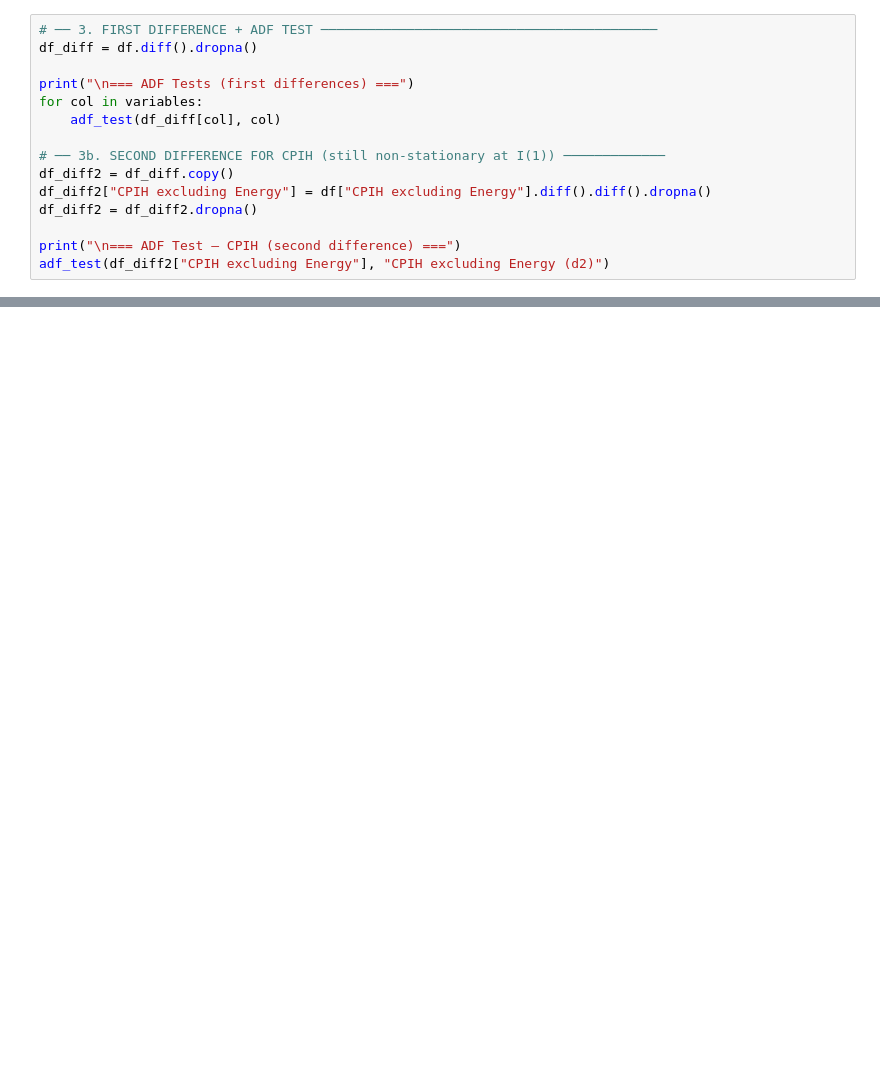
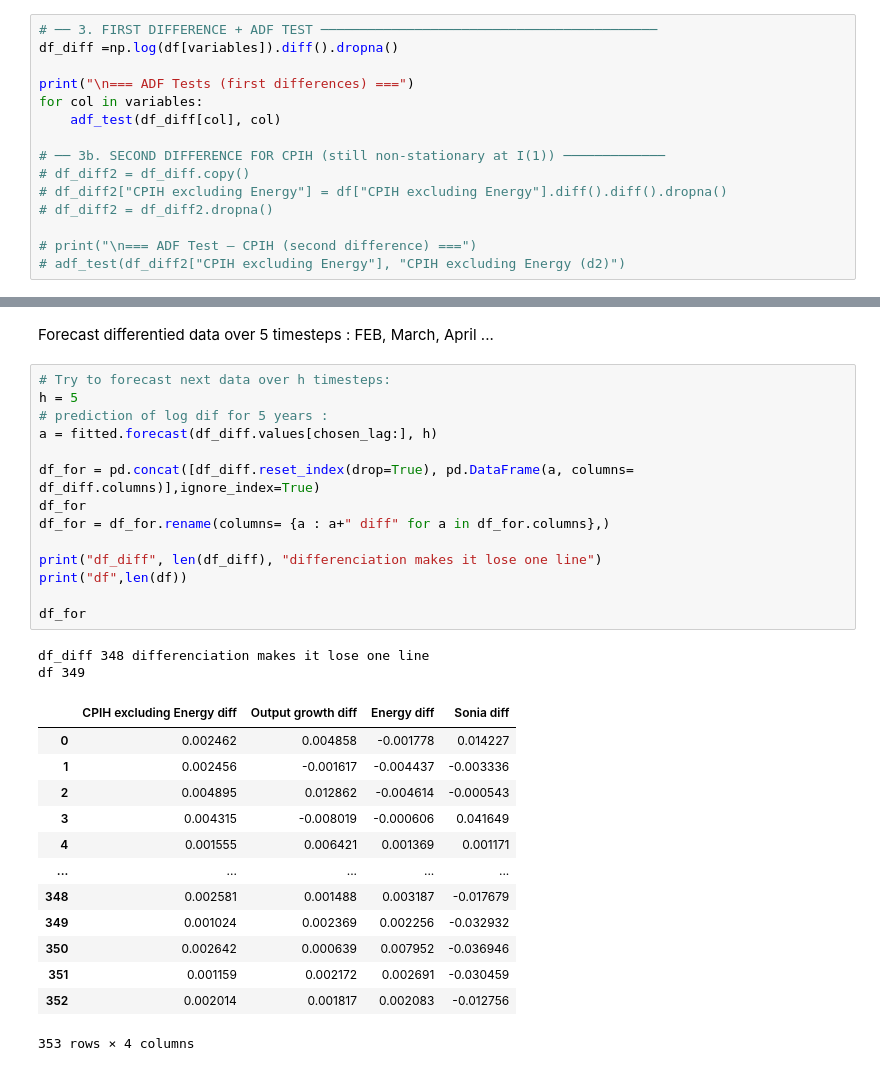
Before and after one commit to Vianney-Garnoix/CITADEL-FI-CHALLENGE, a Jupyter notebook: VAR.ipynb, the cells around one changed output, grey strips where cells are left out. Cells and saved outputs as stored; diff of their text form; blank space fills up the shorter version.

```diff
--- a/VAR.ipynb
+++ b/VAR.ipynb
@@ -36,17 +59,17 @@ for col in variables:
 # %%
 # ── 3. FIRST DIFFERENCE + ADF TEST ───────────────────────────────────────────
-df_diff = df.diff().dropna()
+df_diff =np.log(df[variables]).diff().dropna()
 
 print("\n=== ADF Tests (first differences) ===")
 for col in variables:
     adf_test(df_diff[col], col)
 
 # ── 3b. SECOND DIFFERENCE FOR CPIH (still non-stationary at I(1)) ─────────────
-df_diff2 = df_diff.copy()
-df_diff2["CPIH excluding Energy"] = df["CPIH excluding Energy"].diff().diff().dropna()
-df_diff2 = df_diff2.dropna()
+# df_diff2 = df_diff.copy()
+# df_diff2["CPIH excluding Energy"] = df["CPIH excluding Energy"].diff().diff().dropna()
+# df_diff2 = df_diff2.dropna()
 
-print("\n=== ADF Test — CPIH (second difference) ===")
-adf_test(df_diff2["CPIH excluding Energy"], "CPIH excluding Energy (d2)")
+# print("\n=== ADF Test — CPIH (second difference) ===")
+# adf_test(df_diff2["CPIH excluding Energy"], "CPIH excluding Energy (d2)")
 # %% [output]
 === ADF Tests (first differences) ===
@@ -125,0 +131,32 @@ Sonia                                 0.002094       0.130060  0.077762  1.00000
+# %% [markdown]
+Forecast differentied data over 5 timesteps : FEB, March, April ...
+# %%
+# Try to forecast next data over h timesteps:
+h = 5
+# prediction of log dif for 5 years :
+a = fitted.forecast(df_diff.values[chosen_lag:], h)
+
+df_for = pd.concat([df_diff.reset_index(drop=True), pd.DataFrame(a, columns= df_diff.columns)],ignore_index=True)
+df_for
+df_for = df_for.rename(columns= {a : a+" diff" for a in df_for.columns},)
+
+print("df_diff", len(df_diff), "differenciation makes it lose one line")
+print("df",len(df))
+
+df_for
+# %% [output]
+df_diff 348 differenciation makes it lose one line
+df 349
+|  | CPIH excluding Energy diff | Output growth diff | Energy diff | Sonia diff |
+| 0 | 0.002462 | 0.004858 | -0.001778 | 0.014227 |
+| 1 | 0.002456 | -0.001617 | -0.004437 | -0.003336 |
+| 2 | 0.004895 | 0.012862 | -0.004614 | -0.000543 |
+| 3 | 0.004315 | -0.008019 | -0.000606 | 0.041649 |
+| 4 | 0.001555 | 0.006421 | 0.001369 | 0.001171 |
+| ... | ... | ... | ... | ... |
+| 348 | 0.002581 | 0.001488 | 0.003187 | -0.017679 |
+| 349 | 0.001024 | 0.002369 | 0.002256 | -0.032932 |
+| 350 | 0.002642 | 0.000639 | 0.007952 | -0.036946 |
+| 351 | 0.001159 | 0.002172 | 0.002691 | -0.030459 |
+| 352 | 0.002014 | 0.001817 | 0.002083 | -0.012756 |
+353 rows × 4 columns
```
Also changed, not shown: parts of 16 cells of this notebook.
